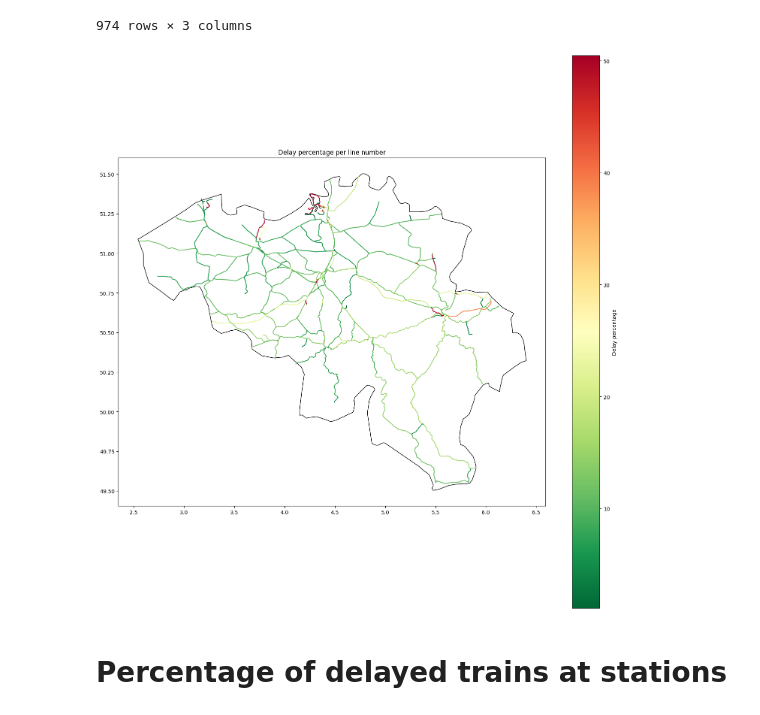
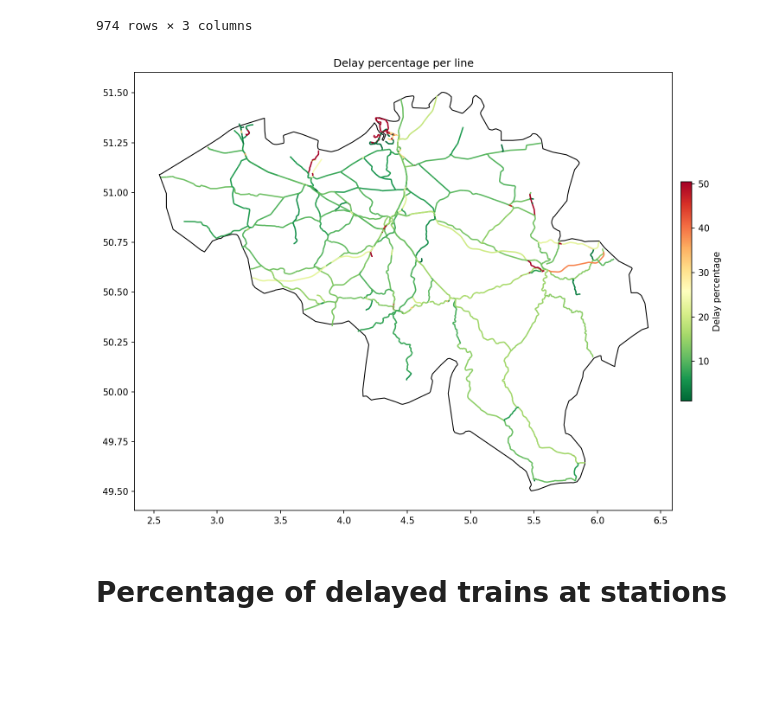
Before and after one commit to LeiY769/DataProject, a Jupyter notebook: eda_map_final.ipynb, the cells around one changed output. Saved outputs shown, nothing was run; the diff lists cells and outputs as text; code cells hidden in the pictures; blank space fills up the shorter version.

```diff
--- a/eda_map_final.ipynb
+++ b/eda_map_final.ipynb
@@ -102,23 +102,28 @@ delay_percentage
 # %%
 from matplotlib.colors import Normalize
 
 url = "https://raw.githubusercontent.com/leakyMirror/map-of-europe/master/GeoJSON/europe.geojson"
 europe = gpd.read_file(url)
 
 # Filter for Belgium
 belgium = europe[europe['NAME'] == 'Belgium']
 
 # plot heatmap of delay percentage per line number on the map
-fig, ax = plt.subplots(figsize=(15, 15))
+fig, ax = plt.subplots(figsize=(13.33, 7.5), dpi=150)
 vmin, vmax = delay_percentage['delay_percentage'].quantile(0.05), delay_percentage['delay_percentage'].quantile(0.95)
 norm = Normalize(vmin=vmin, vmax=vmax)
-delay_percentage.plot(ax=ax, column='delay_percentage', legend=True, cmap='RdYlGn_r', legend_kwds={'label': "Delay percentage"}, vmin=vmin, vmax=vmax)
+delay_percentage.plot(ax=ax, column='delay_percentage', legend=True, cmap='RdYlGn_r',     legend_kwds={
+        'label': "Delay percentage",
+        'shrink': 0.5,   # Reduce the size of the legend bar
+        'aspect': 20,     # Make the legend bar thinner
+        'pad': 0.01       # Reduce gap between plot and legend
+    }, vmin=vmin, vmax=vmax)
 belgium.plot(ax=ax, edgecolor='black', facecolor="white", linewidth=1)
-plt.title("Delay percentage per line number")
+plt.title("Delay percentage per line")
 plt.tight_layout()
 plt.show()
 # %% [output]
-[figure, old version]
+[figure, new version]
 # %% [markdown]
 # Percentage of delayed trains at stations
 # %%
```
Also changed, not shown: parts of 3 cells of this notebook.
